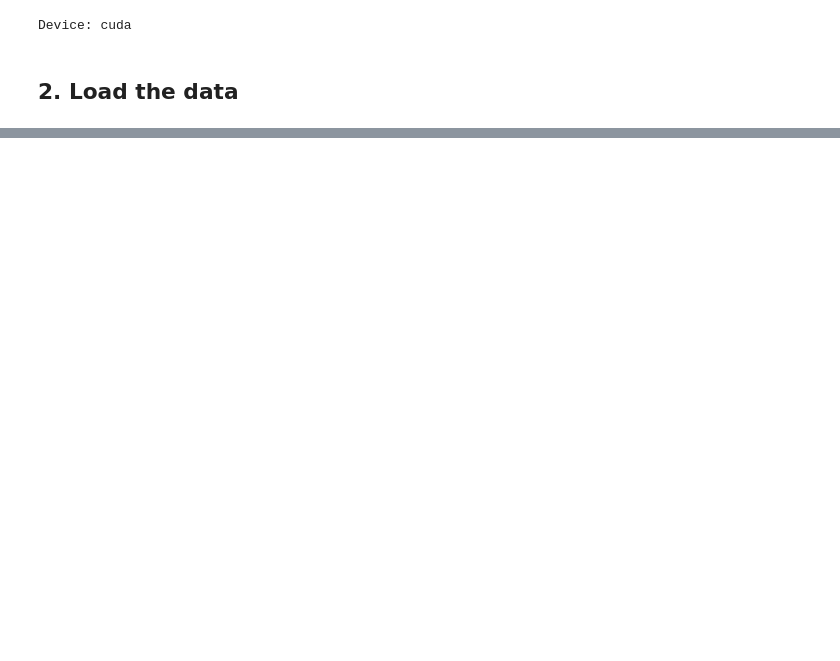
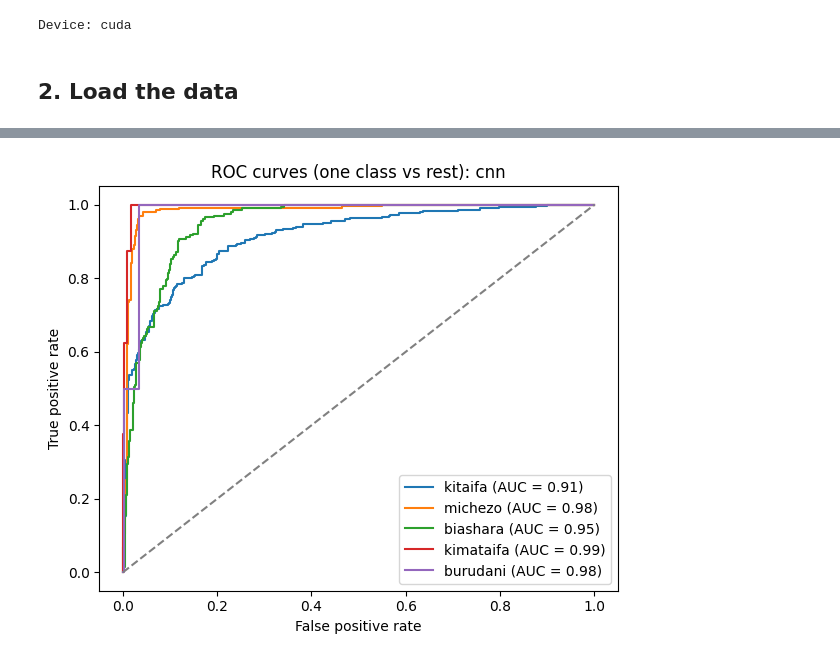
Before and after one commit to michael-alu/nlp_language_technologies, a Jupyter notebook: notebooks/04_cnn.ipynb, the cells around one changed output, grey strips where cells are left out. Cells and saved outputs as stored; diff of their text form; code cells hidden in the pictures; blank space fills up the shorter version.

```diff
--- a/notebooks/04_cnn.ipynb
+++ b/notebooks/04_cnn.ipynb
@@ -506,0 +469,5 @@ Saved Zindi submission to /content/nlp_language_technologies/results/submissions
+# %%
+plots.plot_roc_curves(validation_ids, calibrated_validation_probabilities,
+                      MODEL_NAME, "validation")
+# %% [output]
+[figure, added]
```
Also changed, not shown: parts of 54 cells of this notebook, 1 other file.
